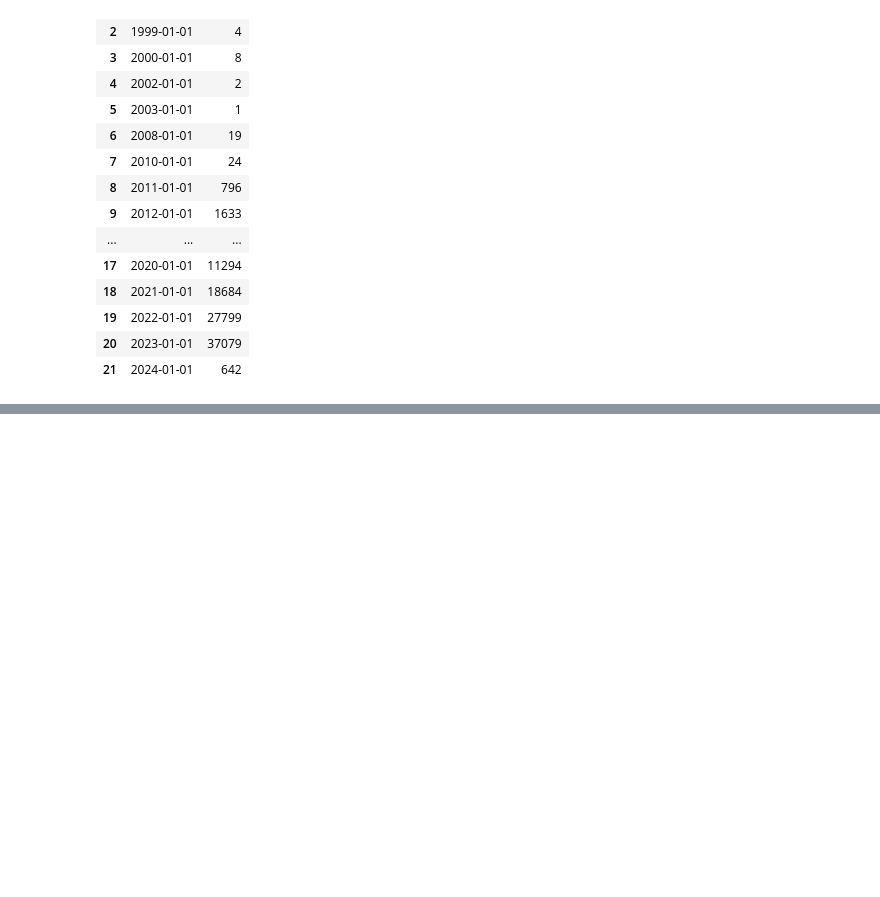
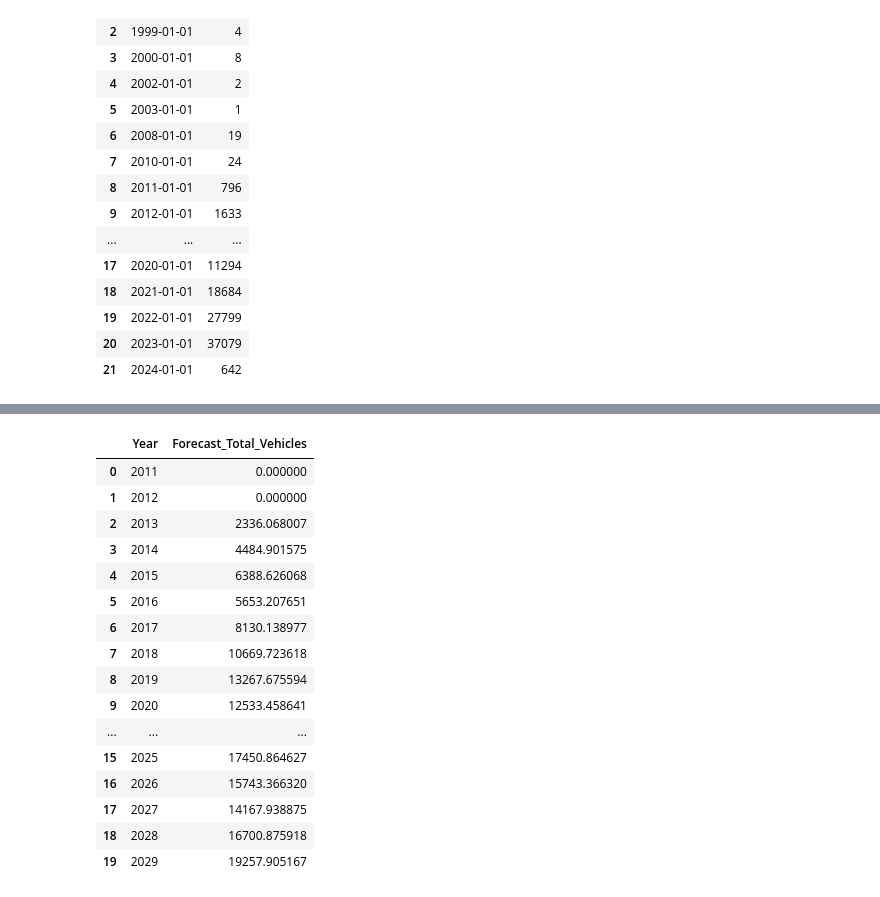
Before and after one commit to cyrinenighaoui/Electrical-Vehicle-PowerBi, a Jupyter notebook: prediction.ipynb, the cells around one changed output, grey strips where cells are left out. Drawn from its saved outputs; the diff is of its cells as text; code cells hidden in the pictures; blank space fills up the shorter version.

```diff
--- a/prediction.ipynb
+++ b/prediction.ipynb
@@ -75,0 +138,38 @@ forecast_export.to_csv("Forecast_EV_US_2030.csv", index=False)
+# %%
+import pandas as pd
+
+df = pd.read_csv("Forecast_EV_US_2011_2030.csv")
+
+# 1️ Remplacer valeurs négatives par 0
+df["Forecast_Total_Vehicles"] = df["Forecast_Total_Vehicles"].clip(lower=0)
+
+# 2️ Garder seulement la dernière année unique
+df = df.drop_duplicates(subset="Year", keep="last")
+
+# 3️ Trier correctement
+df = df.sort_values("Year")
+
+# 4️ Lissage optionnel : Moving Average
+df["Forecast_Total_Vehicles"] = df["Forecast_Total_Vehicles"].rolling(3, min_periods=1).mean()
+
+df.to_csv("Forecast_Clean.csv", index=False)
+
+df
+# %% [output]
+|  | Year | Forecast_Total_Vehicles |
+| 0 | 2011 | 0.000000 |
+| 1 | 2012 | 0.000000 |
+| 2 | 2013 | 2336.068007 |
+| 3 | 2014 | 4484.901575 |
+| 4 | 2015 | 6388.626068 |
+| 5 | 2016 | 5653.207651 |
+| 6 | 2017 | 8130.138977 |
+| 7 | 2018 | 10669.723618 |
+| 8 | 2019 | 13267.675594 |
+| 9 | 2020 | 12533.458641 |
+| ... | ... | ... |
+| 15 | 2025 | 17450.864627 |
+| 16 | 2026 | 15743.366320 |
+| 17 | 2027 | 14167.938875 |
+| 18 | 2028 | 16700.875918 |
+| 19 | 2029 | 19257.905167 |
```
Also changed, not shown: parts of 3 cells of this notebook, 1 other file.
